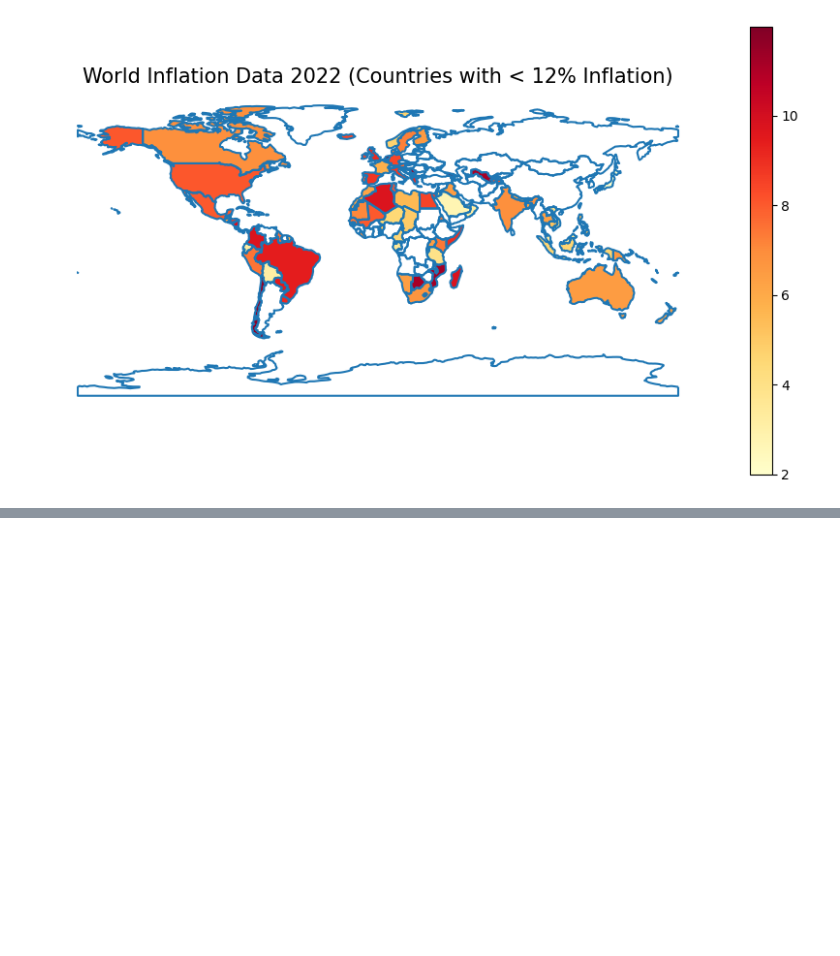
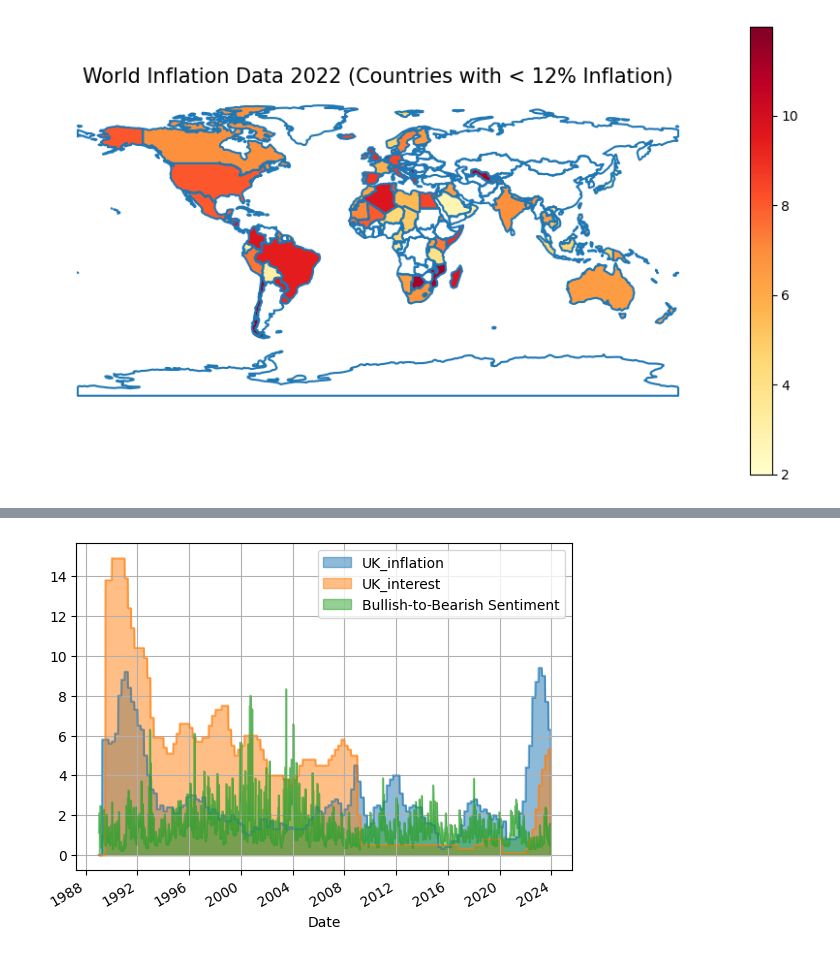
Before and after one commit to ScottsAnalysis/worldwide_inflation, a Jupyter notebook: UK vs USA inflation Analysis.ipynb, the cells around one changed output, grey strips where cells are left out. Saved outputs shown, nothing was run; the diff lists cells and outputs as text; code cells hidden in the pictures; blank space fills up the shorter version.

```diff
--- a/UK vs USA inflation Analysis.ipynb
+++ b/UK vs USA inflation Analysis.ipynb
@@ -313,0 +390,14 @@ plt.show()
+# %%
+# check investor sentiment data types
+investor.dtypes
+
+# copy data
+investor_date = investor.copy()
+
+# convert Date column to datetime
+investor_date["date_time"] = pd.to_datetime(investor["Date"], dayfirst=True).dt.normalize()
+
+# finalise investor data frame
+investor_data = investor_date.iloc[:, [-1,1]]
+
+investor_data
@@ -313,0 +418,8 @@ plt.show()
+# %%
+# merge sentiment ratio with inflation and interest rates data
+inflation_interest_investor = pd.merge_asof(investor_data, data_comb, left_on="date_time", right_on="Date")
+
+# select data of interest
+inflation_interest_investor_data = inflation_interest_investor.iloc[:, [0,3,4,5,6,7,8,1]]
+
+inflation_interest_investor_data
@@ -313,0 +440,7 @@ plt.show()
+# %%
+inflation_interest_investor_data.plot.area(x="date_time", y=["UK_inflation", "UK_interest", "Bullish-to-Bearish Sentiment"],
+                                             grid=True, xlabel="Date", stacked=False)
+
+plt.show()
+# %% [output]
+[figure, added]
```
Also changed, not shown: parts of 16 cells of this notebook, 2 other files.
